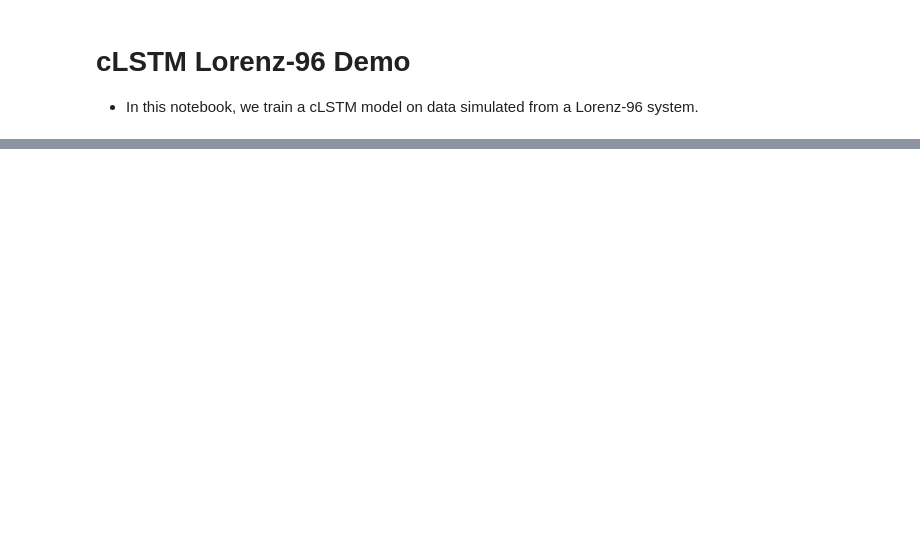
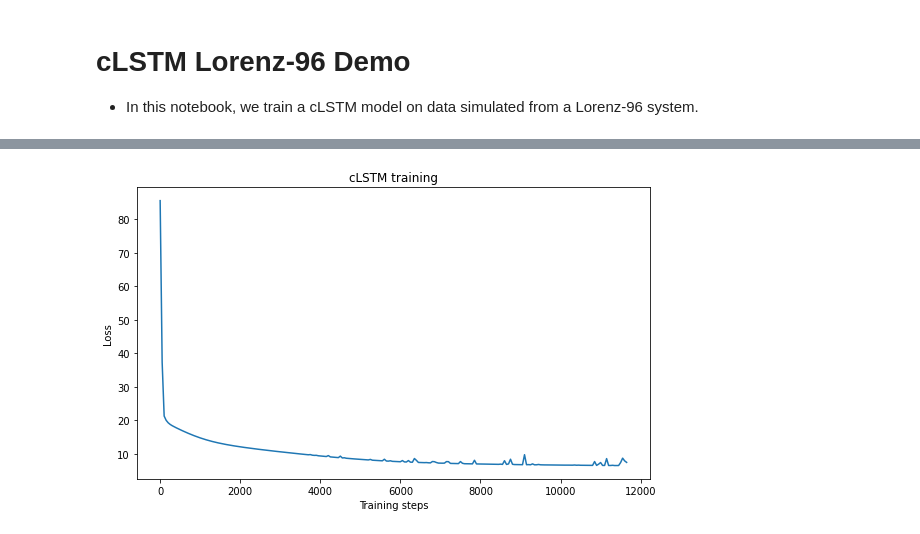
Before and after one commit to iancovert/Neural-GC, a Jupyter notebook: clstm_lorenz_demo.ipynb, the cells around one changed output, grey strips where cells are left out. Drawn from its saved outputs; the diff is of its cells as text; code cells hidden in the pictures; blank space fills up the shorter version.

Commit message:
New training functions

```diff
--- a/clstm_lorenz_demo.ipynb
+++ b/clstm_lorenz_demo.ipynb
@@ -24,8 +30,8 @@ plt.show()
 # %%
 # Set up model
-clstm = cLSTM(p, hidden=10).cuda(device=device)
+clstm = cLSTM(X.shape[-1], hidden=100).cuda(device=device)
 # %%
-# Train with GISTA
-check_every = 100
-train_loss_list, train_mse_list = train_model_gista(
-    clstm, X, lam=6.6, lam_ridge=1e-4, lr=0.005, max_iter=20000, check_every=check_every, truncation=5)
+# Train with ISTA
+train_loss_list = train_model_ista(
+    clstm, X, context=10, lam=10.0, lam_ridge=1e-2, lr=1e-3, max_iter=20000,
+    check_every=50)
@@ -43 +56,12 @@ plt.show()
+# %%
+# Loss function plot
+plt.figure(figsize=(8, 5))
+plt.plot(50 * np.arange(len(train_loss_list)), train_loss_list)
+plt.title('cLSTM training')
+plt.ylabel('Loss')
+plt.xlabel('Training steps')
+plt.tight_layout()
+plt.show()
+# %% [output]
+[figure, added]
 # %%
```
Also changed, not shown: parts of 6 cells of this notebook, 6 other files.
